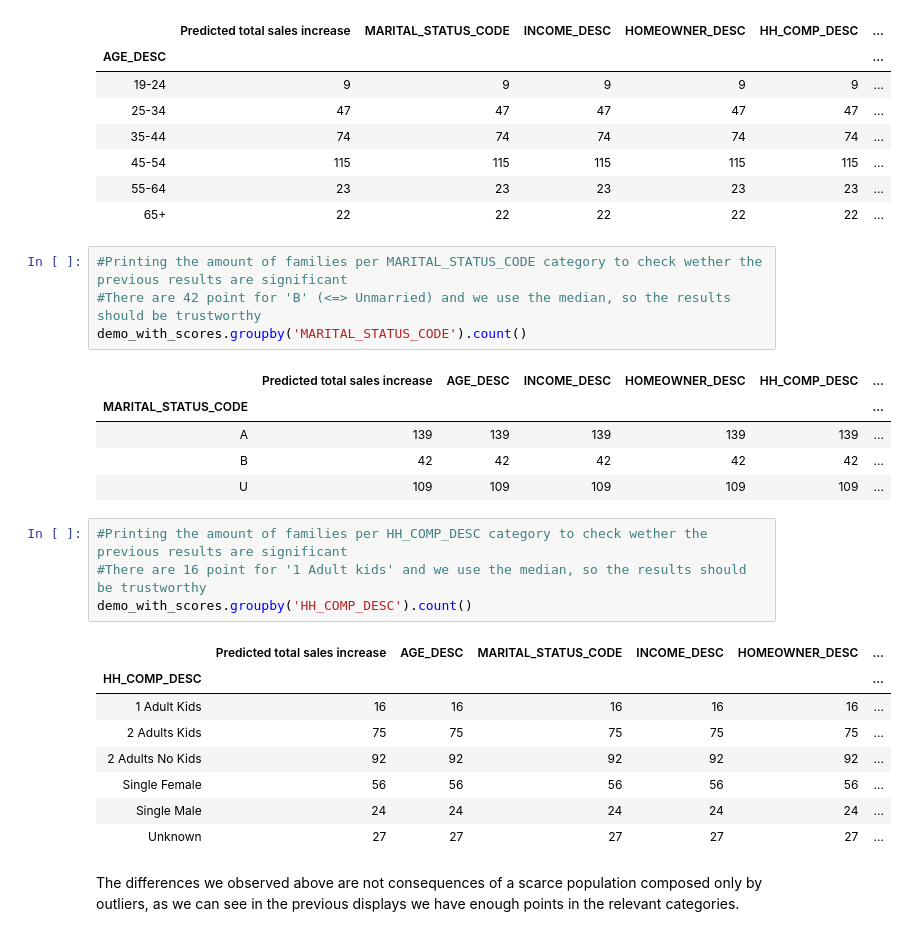
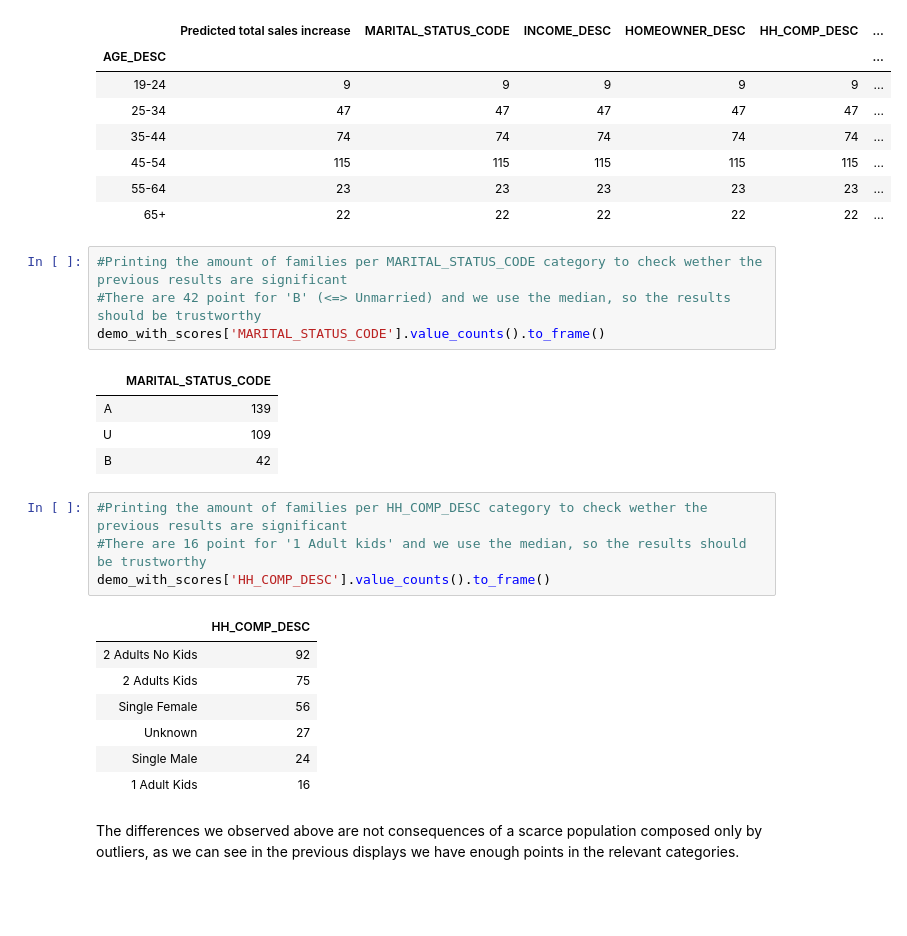
Before and after one commit to dhruti96shah/ada_project_pinkfluffybunnies, a Jupyter notebook: ada project.ipynb, the cells around one changed output. Drawn from its saved outputs; the diff is of its cells as text; blank space fills up the shorter version.

```diff
--- a/ada project.ipynb
+++ b/ada project.ipynb
@@ -570,26 +570,24 @@ demo_with_scores.groupby('AGE_DESC').count()
 # %%
 #Printing the amount of families per MARITAL_STATUS_CODE category to check wether the previous results are significant
 #There are 42 point for 'B' (<=> Unmarried) and we use the median, so the results should be trustworthy
-demo_with_scores.groupby('MARITAL_STATUS_CODE').count()
+demo_with_scores['MARITAL_STATUS_CODE'].value_counts().to_frame()
 # %% [output]
-|  | Predicted total sales increase | AGE_DESC | INCOME_DESC | HOMEOWNER_DESC | HH_COMP_DESC | ... |
-| MARITAL_STATUS_CODE |  |  |  |  |  | ... |
-| A | 139 | 139 | 139 | 139 | 139 | ... |
-| B | 42 | 42 | 42 | 42 | 42 | ... |
-| U | 109 | 109 | 109 | 109 | 109 | ... |
+|  | MARITAL_STATUS_CODE |
+| A | 139 |
+| U | 109 |
+| B | 42 |
 # %%
 #Printing the amount of families per HH_COMP_DESC category to check wether the previous results are significant
 #There are 16 point for '1 Adult kids' and we use the median, so the results should be trustworthy
-demo_with_scores.groupby('HH_COMP_DESC').count()
+demo_with_scores['HH_COMP_DESC'].value_counts().to_frame()
 # %% [output]
-|  | Predicted total sales increase | AGE_DESC | MARITAL_STATUS_CODE | INCOME_DESC | HOMEOWNER_DESC | ... |
-| HH_COMP_DESC |  |  |  |  |  | ... |
-| 1 Adult Kids | 16 | 16 | 16 | 16 | 16 | ... |
-| 2 Adults Kids | 75 | 75 | 75 | 75 | 75 | ... |
-| 2 Adults No Kids | 92 | 92 | 92 | 92 | 92 | ... |
-| Single Female | 56 | 56 | 56 | 56 | 56 | ... |
-| Single Male | 24 | 24 | 24 | 24 | 24 | ... |
-| Unknown | 27 | 27 | 27 | 27 | 27 | ... |
+|  | HH_COMP_DESC |
+| 2 Adults No Kids | 92 |
+| 2 Adults Kids | 75 |
+| Single Female | 56 |
+| Unknown | 27 |
+| Single Male | 24 |
+| 1 Adult Kids | 16 |
 # %% [markdown]
 The differences we observed above are not consequences of a scarce population composed only by outliers, as we can see in the previous displays we have enough points in the relevant categories.
 # %%
```
Also changed, not shown: parts of 6 cells of this notebook.
